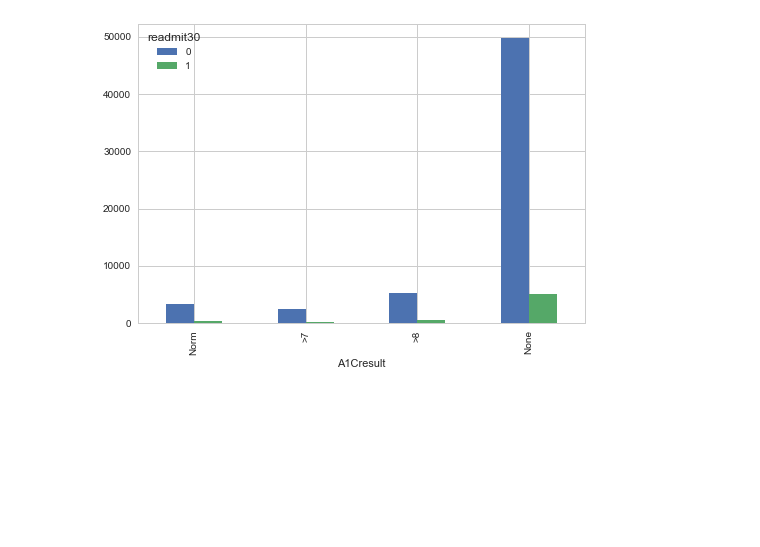
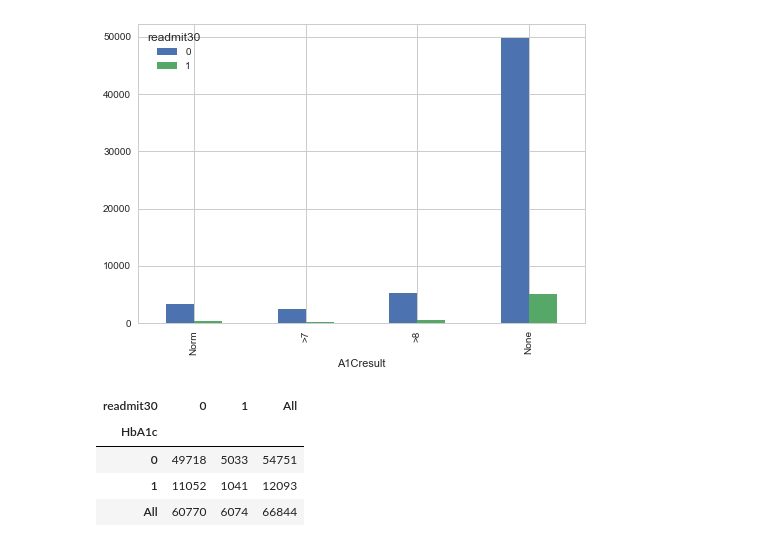
Before and after one commit to AOlden/sb-projects, a Jupyter notebook: diabetes_readmission/exploratory_analysis_diabetes_readmission.ipynb, the cells around one changed output. Drawn from its saved outputs; the diff is of its cells as text; code cells hidden in the pictures; blank space fills up the shorter version.

```diff
--- a/diabetes_readmission/exploratory_analysis_diabetes_readmission.ipynb
+++ b/diabetes_readmission/exploratory_analysis_diabetes_readmission.ipynb
@@ -126 +158,17 @@ sorting.plot(kind = 'bar', x = 'A1Cresult')
+# %%
+#Do trends emerge when HbA1c is split into those who had test and who didn't (what original researchers wanted to see)?
+    #18.2% of those not readmitted had test done; 17.1% of those readmitted had test done -- pretty balanced
+    #18.1% of all patients had test done -- another indicator of balance
+
+    #create new, binary column to show whether HbA1c test performed or not
+to_NaN['HbA1c'] = np.where(to_NaN['A1Cresult'] == 'None', 0, 1)
+
+    #cross tab ofHbA1c test and readmission w/in 30 days
+pd.crosstab(index = to_NaN['HbA1c'], columns = to_NaN['readmit30'], margins = True)
+# %% [output]
+| readmit30 | 0 | 1 | All |
+| HbA1c |  |  |  |
+| 0 | 49718 | 5033 | 54751 |
+| 1 | 11052 | 1041 | 12093 |
+| All | 60770 | 6074 | 66844 |
 # %%
```
Also changed, not shown: parts of 13 cells of this notebook.
